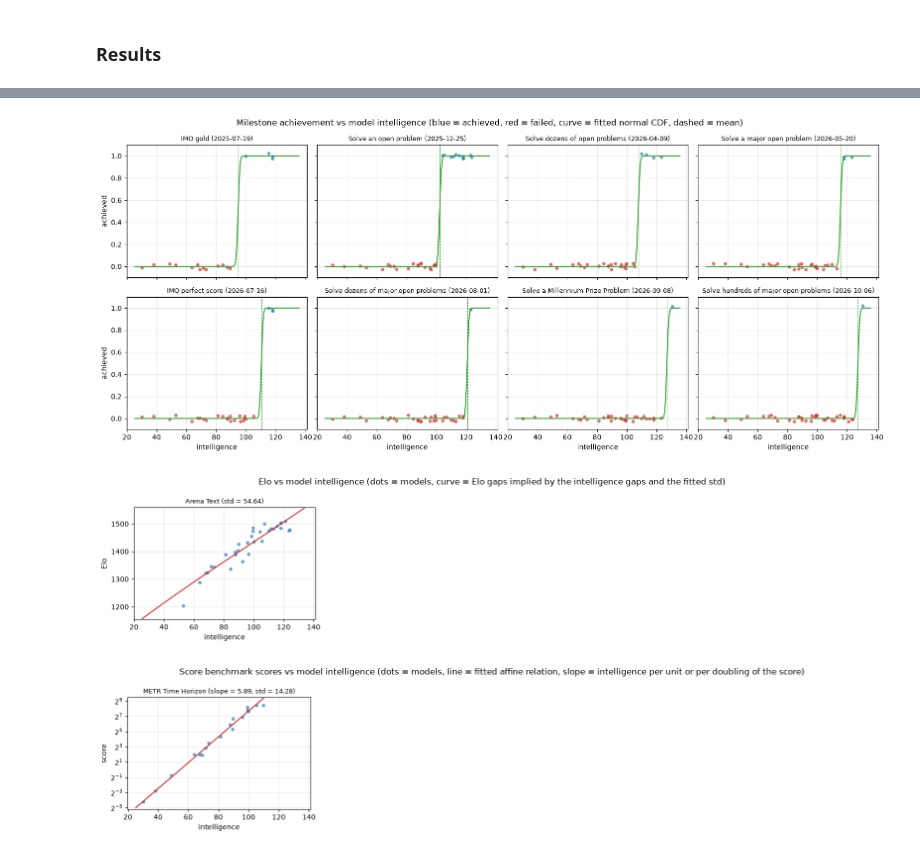
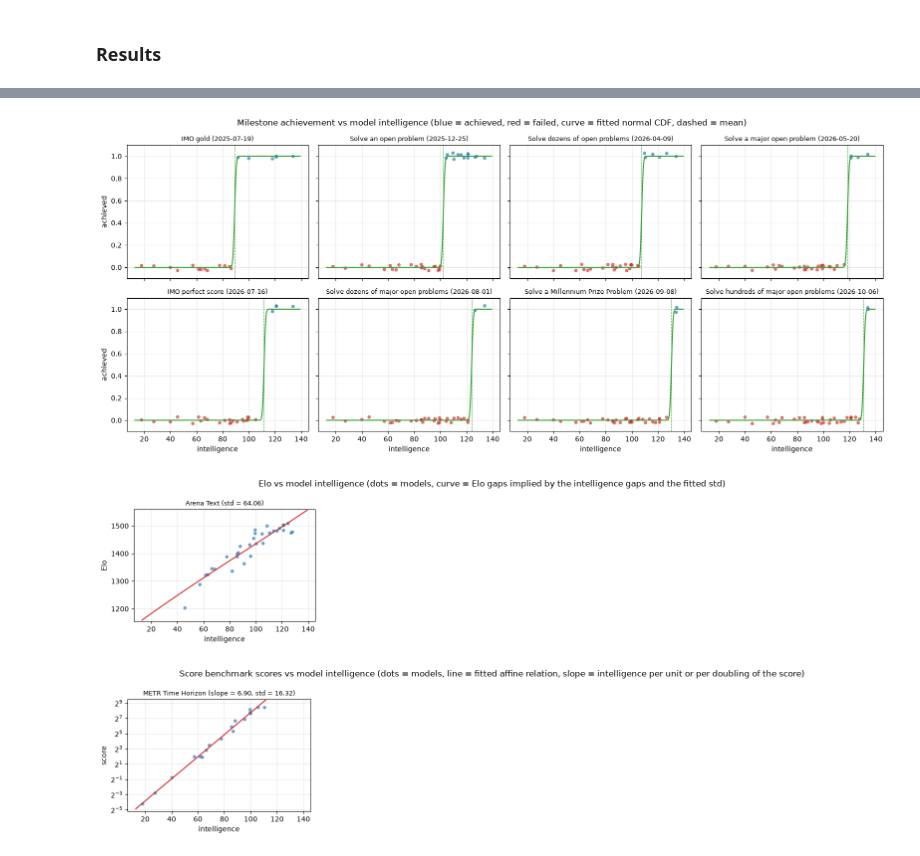
Before and after one commit to angeluriot/LLM_index, a Jupyter notebook: main.ipynb, the cells around one changed output, grey strips where cells are left out. Drawn from its saved outputs; the diff is of its cells as text; code cells hidden in the pictures.

```diff
--- a/main.ipynb
+++ b/main.ipynb
@@ -43,6 +43,11 @@ final loss : 0.0034597
 model_ids = list(data.models)
 dates = [data.models[id].release_date for id in model_ids]
 scores = [output.model_intelligences[id] for id in model_ids]
+
+# People have no release date, they are shown at the date of the first model
+people_ids = sorted(output.people_intelligences, key=lambda id: output.people_intelligences[id])
+people_scores = [output.people_intelligences[id] for id in people_ids]
+people_x = min(dates)
 
 benchmark_ids = list(output.accuracy_benchmark_difficulty_modes)
 milestone_ids = list(output.milestone_difficulties)
@@ -54,6 +59,19 @@ ax.plot(dates, scores, 'o', color='tab:blue')
 
 for id, x, y in zip(model_ids, dates, scores):
 	ax.annotate(data.models[id].name, (x, y), textcoords='offset points', xytext=(4, 4), fontsize=7)
+
+ax.plot([people_x] * len(people_ids), people_scores, 'D', markersize=5, color='tab:purple')
+
+# Labels are spread vertically so that people with close intelligences stay readable
+label_gap = (max(scores + people_scores) + 10) / 35
+label_y = -math.inf
+
+for id, y in zip(people_ids, people_scores):
+	label_y = max(y, label_y + label_gap)
+	ax.annotate(
+		data.people[id].name, (people_x, y), xytext=(people_x + timedelta(days=60), label_y), textcoords='data',
+		fontsize=7, color='tab:purple', va='center', arrowprops=dict(arrowstyle='-', color='tab:purple', linewidth=0.5, alpha=0.5),
+	)
 
 quantiles = torch.tensor([0.1, 0.5, 0.9])
 benchmark_medians = []
@@ -81,8 +99,8 @@ ax.axvline(max(dates) + timedelta(days=90), color='gray', linestyle='--', linewi
 
 ax.set_xlabel('release date')
 ax.set_ylabel('intelligence / difficulty')
-ax.set_title('Model intelligence and milestone difficulty over time vs benchmark difficulty (10% - median - 90%, dot = mode)')
-ax.set_ylim(0, max(scores) + 10)
+ax.set_title('Model and people (purple) intelligence and milestone difficulty over time vs benchmark difficulty (10% - median - 90%, dot = mode)')
+ax.set_ylim(0, max(scores + people_scores) + 10)
 ax.grid(alpha=0.3)
 fig.autofmt_xdate()
 plt.show()
@@ -101,7 +119,8 @@ for id in benchmark_ids:
 	high_std = torch.tensor(output.accuracy_benchmark_difficulty_high_stds[id])
 	curve_bounds += inverse_cumulative_split_normal(torch.tensor([0.01, 0.99]), mode, low_std, high_std).tolist()
 
-intelligences = list(output.model_intelligences.values())
+intelligences_by_id = output.get_intelligences()
+intelligences = list(intelligences_by_id.values())
 xs = torch.linspace(min(intelligences + curve_bounds) - 5, max(intelligences + curve_bounds) + 5, 1000)
 
 fig, ax = plt.subplots(figsize=(14, 8))
@@ -115,7 +134,7 @@ for id, hue in zip(benchmark_ids, hues):
 
 	ax.plot(xs, cumulative_split_normal(xs, mode, low_std, high_std), color=color, linewidth=1.5, label=data.accuracy_benchmarks[id].name)
 	ax.scatter(
-		[output.model_intelligences[model_id] for _, model_id, _ in results],
+		[intelligences_by_id[model_id] for _, model_id, _ in results],
 		[score for _, _, score in results],
 		color=color, s=20, alpha=0.8,
 	)
@@ -133,7 +152,8 @@ plt.show()
 milestone_ids = list(output.milestone_difficulties)
 milestone_results = data.get_milestone_results()
 
-intelligences = list(output.model_intelligences.values())
+intelligences_by_id = output.get_intelligences()
+intelligences = list(intelligences_by_id.values())
 xs = torch.linspace(min(intelligences) - 5, max(intelligences) + 5, 1000)
 
 n_cols = 4
@@ -149,7 +169,7 @@ for ax, id in zip(axes.flat, milestone_ids):
 	ax.plot(xs, cumulative_normal(xs, mean, std), color='tab:green', linewidth=1.5)
 	ax.axvline(mean.item(), color='tab:green', linestyle='--', linewidth=0.8)
 	ax.scatter(
-		[output.model_intelligences[model_id] for model_id, _ in results],
+		[intelligences_by_id[model_id] for model_id, _ in results],
 		[score + j for (_, score), j in zip(results, jitter)],
 		c=['tab:blue' if score == 1.0 else 'tab:red' for _, score in results], s=15, alpha=0.6,
 	)
@@ -172,11 +192,12 @@ fig.suptitle('Milestone achievement vs model intelligence (blue = achieved, red
 fig.tight_layout()
 plt.show()
 # %% [output]
-[figure, old version]
+[figure, new version]
 # %%
 elo_ids = list(output.elo_stds)
 
-intelligences = list(output.model_intelligences.values())
+intelligences_by_id = output.get_intelligences()
+intelligences = list(intelligences_by_id.values())
 xs = torch.linspace(min(intelligences) - 5, max(intelligences) + 5, 1000)
 
 # Elo gap implied by an intelligence gap: the Thurstone win probability converted back into an Elo gap
@@ -191,7 +212,7 @@ fig, axes = plt.subplots(n_rows, n_cols, figsize=(16, 3.5 * n_rows), sharex=True
 for ax, id in zip(axes.flat, elo_ids):
 	elo = data.elos[id]
 	std = output.elo_stds[id]
-	model_intelligences = torch.tensor([output.model_intelligences[model_id] for model_id in elo.results])
+	model_intelligences = torch.tensor([intelligences_by_id[model_id] for model_id in elo.results])
 	elos = torch.tensor(list(elo.results.values()))
 
 	# The curve goes through the mean intelligence, at the Elo that best fits the models
@@ -219,11 +240,12 @@ fig.suptitle('Elo vs model intelligence (dots = models, curve = Elo gaps implied
 fig.tight_layout()
 plt.show()
 # %% [output]
-[figure, old version]
+[figure, new version]
 # %%
 score_benchmark_ids = list(output.score_benchmark_offsets)
 
-intelligences = list(output.model_intelligences.values())
+intelligences_by_id = output.get_intelligences()
+intelligences = list(intelligences_by_id.values())
 xs = torch.linspace(min(intelligences) - 5, max(intelligences) + 5, 1000)
 
 n_cols = 4
@@ -238,32 +260,32 @@ for ax, id in zip(axes.flat, score_benchmark_ids):
 
 	# The fitted relation gives the intelligence predicted by a score, inverted here into the score expected at an intelligence
 	transformed_scores = (xs - offset) / slope
 	transformed_scores = -transformed_scores if benchmark.lower_is_better else transformed_scores
 	ax.plot(xs, 2 ** transformed_scores if benchmark.log else transformed_scores, color='tab:red', linewidth=1.5)
-	ax.scatter([output.model_intelligences[model_id] for model_id in benchmark.results], scores, color='tab:blue', s=15, alpha=0.6)
+	ax.scatter([intelligences_by_id[model_id] for model_id in benchmark.results], scores, color='tab:blue', s=15, alpha=0.6)
 
 	if benchmark.log:
 		ax.set_yscale('log', base=2)
 		ax.set_ylim(min(scores) / 2, max(scores) * 2)
 	else:
 		margin = (max(scores) - min(scores)) / 10
 		ax.set_ylim(min(scores) - margin, max(scores) + margin)
 
 	ax.set_title(f'{benchmark.name} (slope = {slope:.2f}, std = {output.score_benchmark_std:.2f})', fontsize=9)
 	ax.grid(alpha=0.3)
 
 for ax in axes.flat[len(score_benchmark_ids):]:
 	ax.axis('off')
 
 for ax in axes.flat[max(0, len(score_benchmark_ids) - n_cols):len(score_benchmark_ids)]:
 	ax.xaxis.set_tick_params(labelbottom=True)
 	ax.set_xlabel('intelligence')
 
 for ax in axes[:, 0]:
 	ax.set_ylabel('score')
 
 fig.suptitle('Score benchmark scores vs model intelligence (dots = models, line = fitted affine relation, slope = intelligence per unit or per doubling of the score)')
 fig.tight_layout()
 plt.show()
 # %% [output]
-[figure, old version]
+[figure, new version]
```
Also changed, not shown: parts of 4 cells of this notebook, 8 other files.
